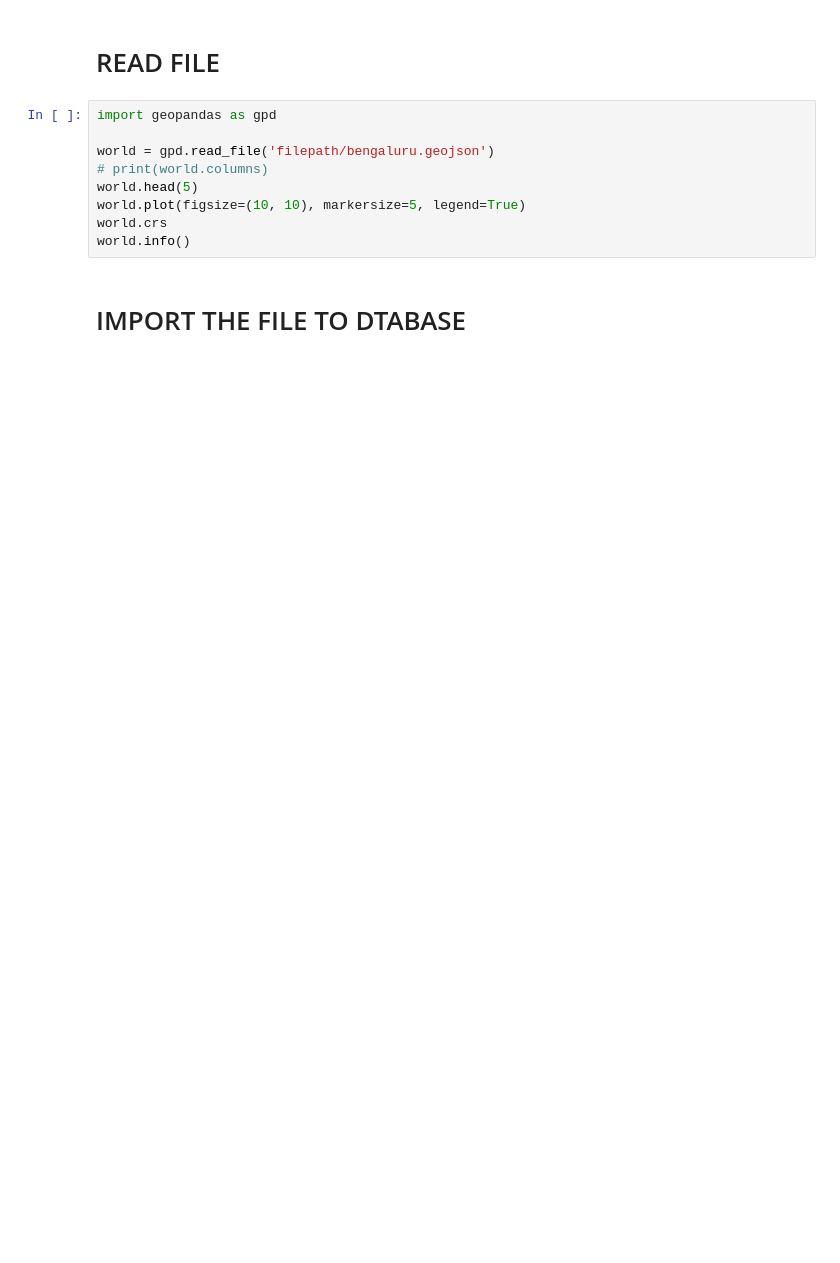
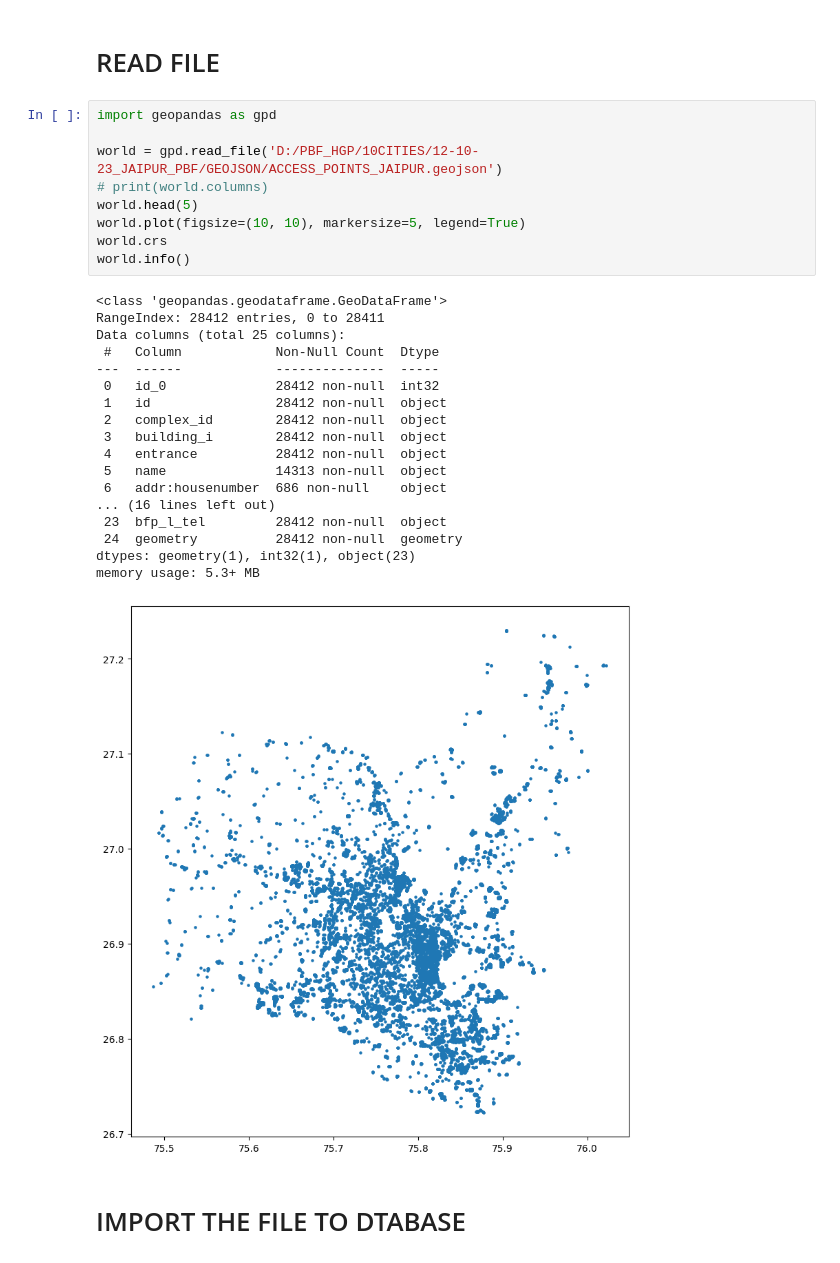
Before and after one commit to hanamagouda9611/geopandas-to-postgis, a Jupyter notebook: crud.ipynb, the cells around one changed output. Saved outputs shown, nothing was run; the diff lists cells and outputs as text; blank space fills up the shorter version.

```diff
--- a/crud.ipynb
+++ b/crud.ipynb
@@ -67,12 +76,31 @@ print("✅ SQLAlchemy engine created.")
 # %%
 import geopandas as gpd
 
-world = gpd.read_file('filepath/bengaluru.geojson')
+world = gpd.read_file('D:/PBF_HGP/10CITIES/12-10-23_JAIPUR_PBF/GEOJSON/ACCESS_POINTS_JAIPUR.geojson')
 # print(world.columns)
 world.head(5)
 world.plot(figsize=(10, 10), markersize=5, legend=True)
 world.crs
 world.info()
+# %% [output]
+<class 'geopandas.geodataframe.GeoDataFrame'>
+RangeIndex: 28412 entries, 0 to 28411
+Data columns (total 25 columns):
+ #   Column            Non-Null Count  Dtype
+---  ------            --------------  -----
+ 0   id_0              28412 non-null  int32
+ 1   id                28412 non-null  object
+ 2   complex_id        28412 non-null  object
+ 3   building_i        28412 non-null  object
+ 4   entrance          28412 non-null  object
+ 5   name              14313 non-null  object
+ 6   addr:housenumber  686 non-null    object
+... (16 lines left out)
+ 23  bfp_l_tel         28412 non-null  object
+ 24  geometry          28412 non-null  geometry
+dtypes: geometry(1), int32(1), object(23)
+memory usage: 5.3+ MB
+[figure, added]
 # %% [markdown]
 # IMPORT THE FILE TO DTABASE
 # %%
```
Also changed, not shown: parts of 7 cells of this notebook.
